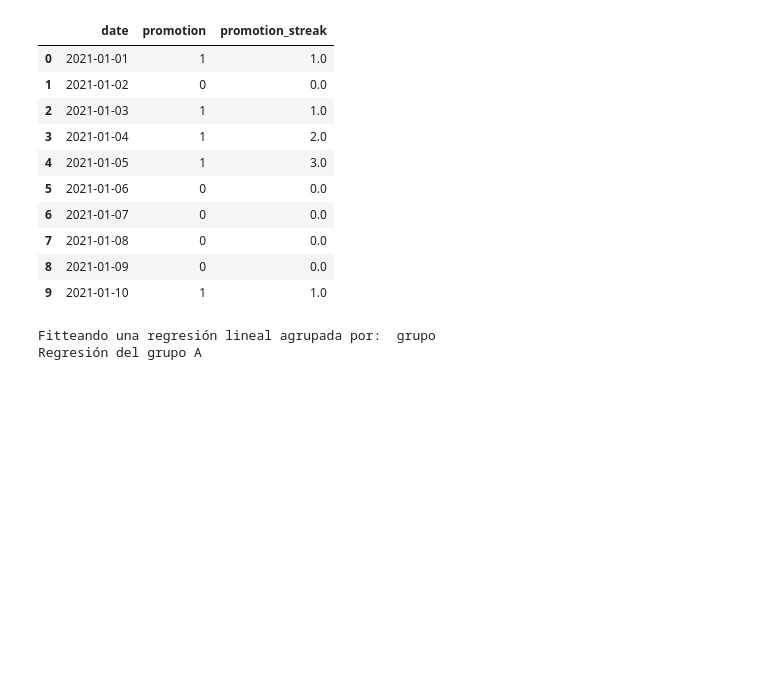
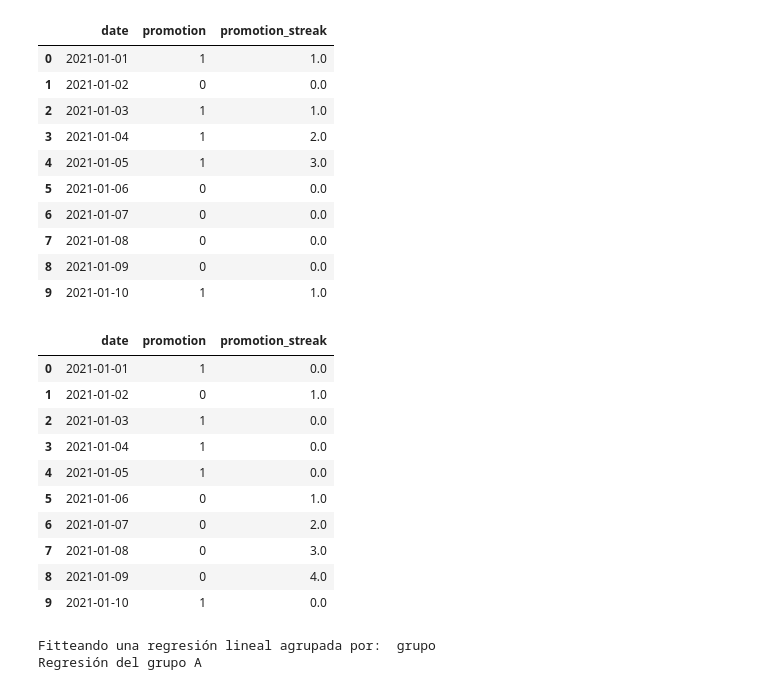
Before and after one commit to SantiagoRomanoOddone/Mim.NET, a Jupyter notebook: feature_engineering/Ejemplos de uso de funciones.ipynb, the cells around one changed output. Drawn from its saved outputs; the diff is of its cells as text; code cells hidden in the pictures; blank space fills up the shorter version.

```diff
--- a/feature_engineering/Ejemplos de uso de funciones.ipynb
+++ b/feature_engineering/Ejemplos de uso de funciones.ipynb
@@ -110,6 +110,54 @@ test_df
 | 7 | 2021-01-08 | 0 | 0.0 |
 | 8 | 2021-01-09 | 0 | 0.0 |
 | 9 | 2021-01-10 | 1 | 1.0 |
+# %%
+def days_with_0_streak(df, bool_col, date_col):
+    '''
+    El propósito de esta función es contar el número de días consecutivos con una columna booleana inactiva.
+
+    Parámetros:
+    df: DataFrame
+    bool_col: str, nombre de la columna booleana en el DataFrame.
+    date_col: str, nombre de la columna de fecha en el DataFrame.
+
+    Retorna:
+    df: DataFrame con una nueva columna que expresa los dias con la columna booleana inactiva.
+    '''
+
+    df[date_col] = pd.to_datetime(df[date_col])
+    df[bool_col] = df[bool_col].astype(int)
+    df.sort_values(by=[date_col], inplace=True)
+
+    i_streak = 0
+    for i in range(len(df)):
+        if df.loc[i, bool_col] == 0:
+            i_streak += 1
+            df.loc[i, f'{bool_col}_streak'] = i_streak
+        else:
+            df.loc[i, f'{bool_col}_streak'] = 0
+            i_streak = 0
+
+    return df
+
+test_df = pd.DataFrame({
+    'date': ['2021-01-01', '2021-01-02', '2021-01-03', '2021-01-04', '2021-01-05', '2021-01-06', '2021-01-07', '2021-01-08', '2021-01-09', '2021-01-10'],
+    'promotion': [1, 0, 1, 1, 1, 0, 0, 0, 0, 1]
+})
+
+test_df = days_with_0_streak(test_df, 'promotion', 'date')
+test_df
+# %% [output]
+|  | date | promotion | promotion_streak |
+| 0 | 2021-01-01 | 1 | 0.0 |
+| 1 | 2021-01-02 | 0 | 1.0 |
+| 2 | 2021-01-03 | 1 | 0.0 |
+| 3 | 2021-01-04 | 1 | 0.0 |
+| 4 | 2021-01-05 | 1 | 0.0 |
+| 5 | 2021-01-06 | 0 | 1.0 |
+| 6 | 2021-01-07 | 0 | 2.0 |
+| 7 | 2021-01-08 | 0 | 3.0 |
+| 8 | 2021-01-09 | 0 | 4.0 |
+| 9 | 2021-01-10 | 1 | 0.0 |
 # %%
 def fit_linear_regression(df, X, y, group = False, groupping_variable='', intercept=True, plot=False, pred= False, X_test= None):
     '''
```
Also changed, not shown: 1 other file.
